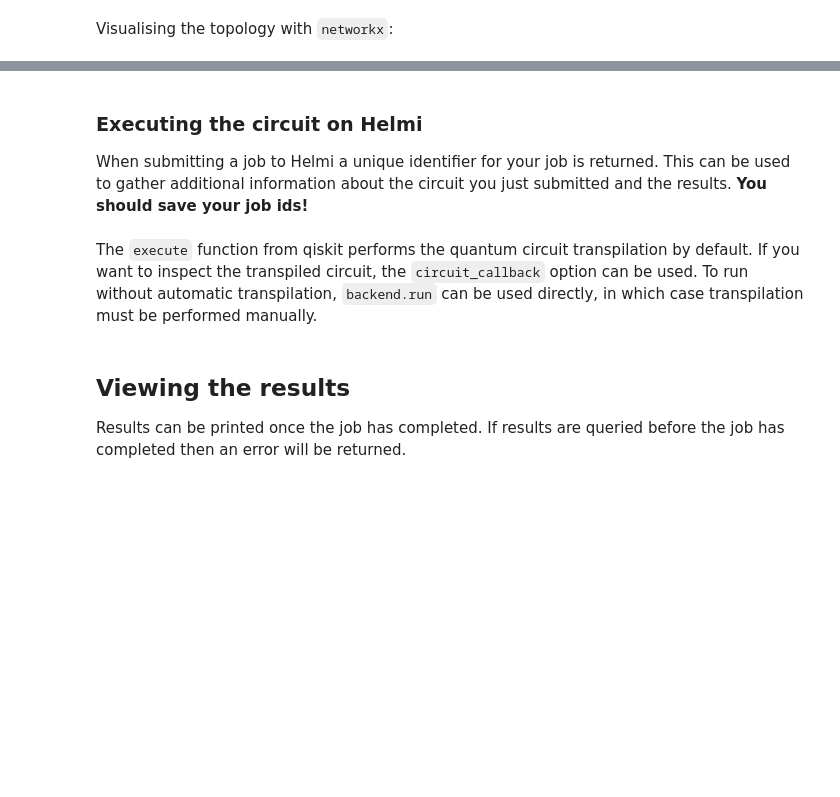
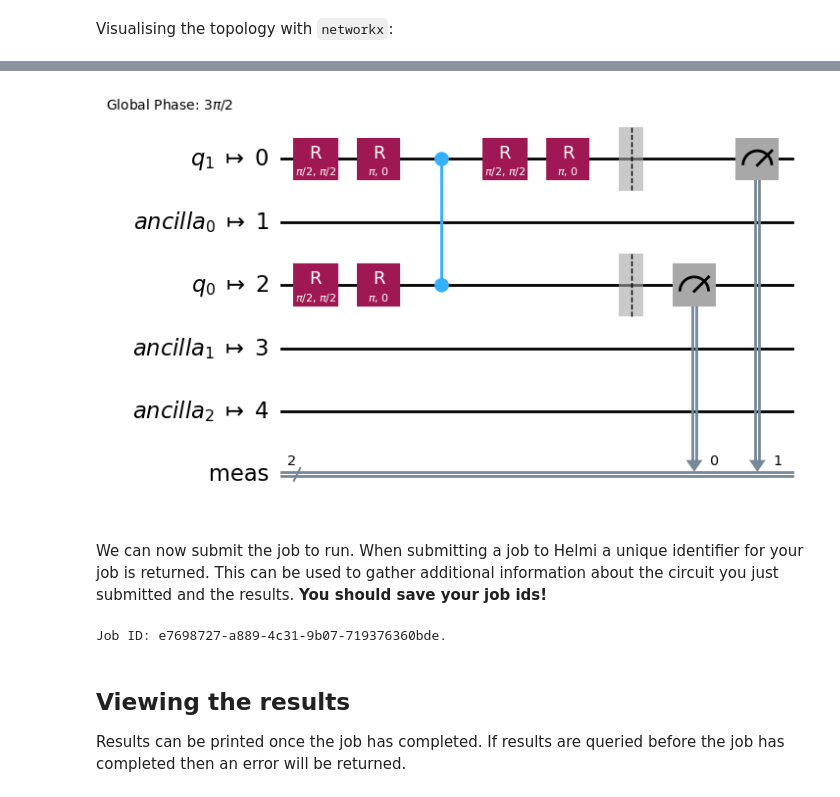
Before and after one commit to vttresearch/quantum-computer-documentation, a Jupyter notebook: docs/examples/intro-to-helmi-qiskit.ipynb, the cells around one changed output, grey strips where cells are left out. Drawn from its saved outputs; the diff is of its cells as text; code cells hidden in the pictures; blank space fills up the shorter version.

Commit message:
initial changes to helmi-qiskit page

```diff
--- a/docs/examples/intro-to-helmi-qiskit.ipynb
+++ b/docs/examples/intro-to-helmi-qiskit.ipynb
@@ -37,5 +48,5 @@ Then connection to the backend is simple! For this we point the `IQMProvider` at
 # %%
-provider = IQMProvider("https://qc.vtt.fi/helmi/cocos")
+provider = IQMProvider(os.environ["HELMI_CORTEX_URL"])
 backend = provider.get_backend()
 # %% [markdown]
 Now that we have the backend connected to Helmi, let's print out some information about Helmi!
@@ -63,11 +85,12 @@ circuit.draw(output="mpl")
+# %%
+new_circuit = transpile(circuit,backend)
+new_circuit.draw(output="mpl")
+# %% [output]
+[figure, added]
 # %% [markdown]
-### Executing the circuit on Helmi
-
-When submitting a job to Helmi a unique identifier for your job is returned. This can be used to gather additional information about the circuit you just submitted and the results. **You should save your job ids!**
+We can now submit the job to run. When submitting a job to Helmi a unique identifier for your job is returned. This can be used to gather additional information about the circuit you just submitted and the results. **You should save your job ids!**
 # %%
-job = execute(circuit, backend, shots=100)
+job = backend.run(new_circuit)
 print(f"Job ID: {job.job_id()}.")
-print("Tracking execution of job:")
-job_monitor(job)
+# %% [output]
+Job ID: e7698727-a889-4c31-9b07-719376360bde.
-# %% [markdown]
-The `execute` function from qiskit performs the quantum circuit transpilation by default. If you want to inspect the transpiled circuit, the `circuit_callback` option can be used. To run without automatic transpilation, `backend.run` can be used directly, in which case transpilation must be performed manually.
```
Also changed, not shown: parts of 14 cells of this notebook, 1 other file.
